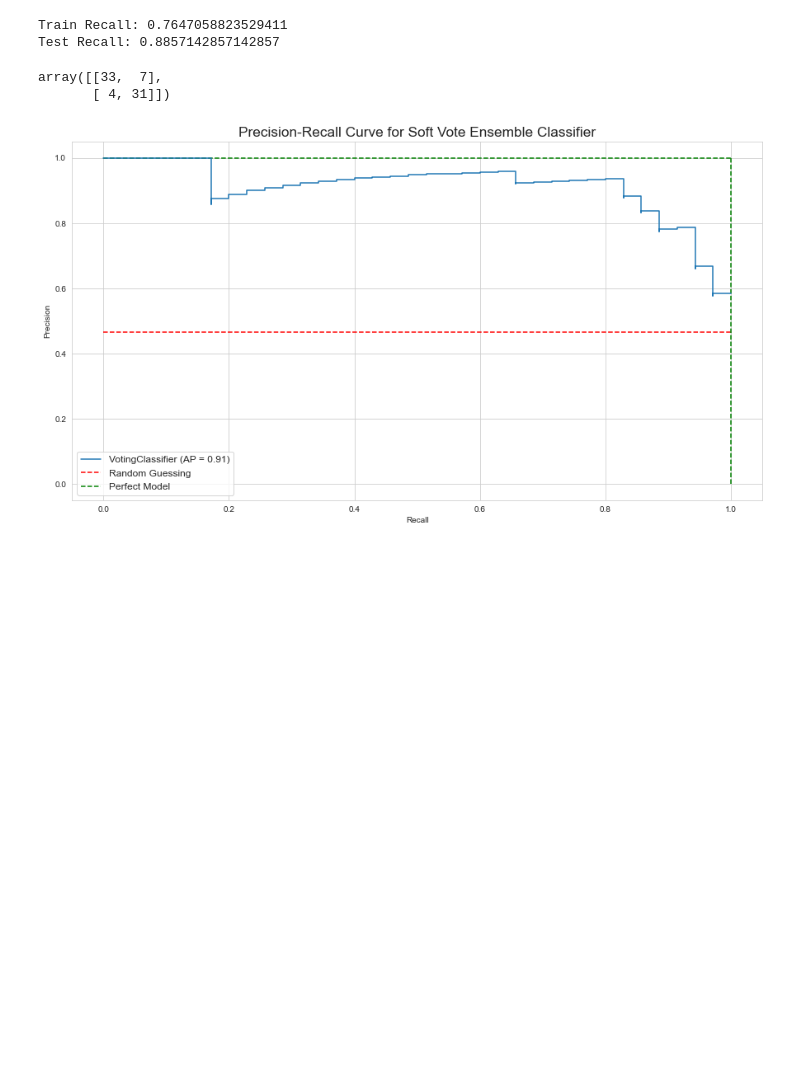
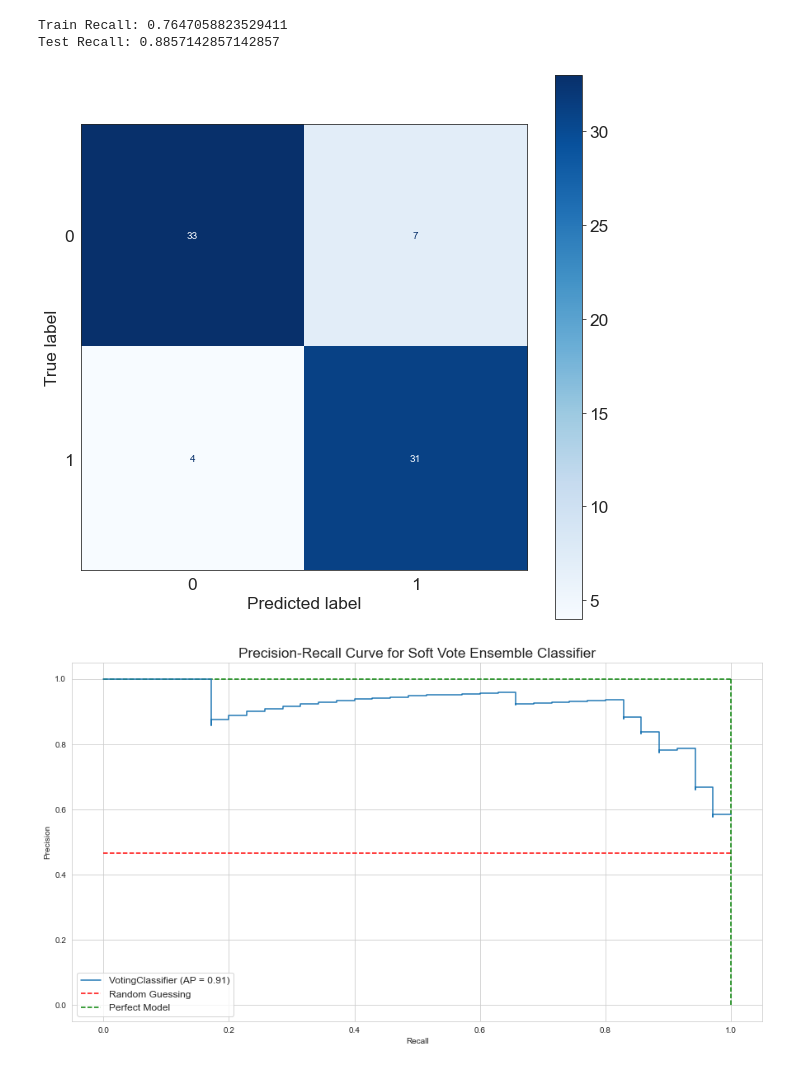
Before and after one commit to stlanier/Flatiron-School-Module-3-Project, a Jupyter notebook: notebooks/3_ensemble_classifier.ipynb, the cells around one changed output. Drawn from its saved outputs; the diff is of its cells as text; code cells hidden in the pictures; blank space fills up the shorter version.

Commit message:
included ROC curves, improved and extra confusion matrices

```diff
--- a/notebooks/3_ensemble_classifier.ipynb
+++ b/notebooks/3_ensemble_classifier.ipynb
@@ -130,11 +135,13 @@ print(f'Test Recall: {recall_score(y_test, clf_votesoft.predict(X_test))}')
 # %% [output]
 Train Recall: 0.7647058823529411
 Test Recall: 0.8857142857142857
-# %%
-confusion_matrix(y_test, clf_votesoft.predict(X_test))
-# %% [output]
-array([[33,  7],
-       [ 4, 31]])
+# %%
+sns.set_style('white')
+fig, ax = plt.subplots(figsize=(10,10))
+plot_confusion_matrix(gs_soft, X_test, y_test, cmap='Blues', ax=ax)
+plt.savefig('../images/conf_gs_soft.png')
+# %% [output]
+[figure, added]
 # %%
 fig,ax = plt.subplots(1,1,figsize=(15,8))
 plot_precision_recall_curve(clf_votesoft, X_test, y_test, ax=ax)
```
Also changed, not shown: parts of 7 cells of this notebook.
